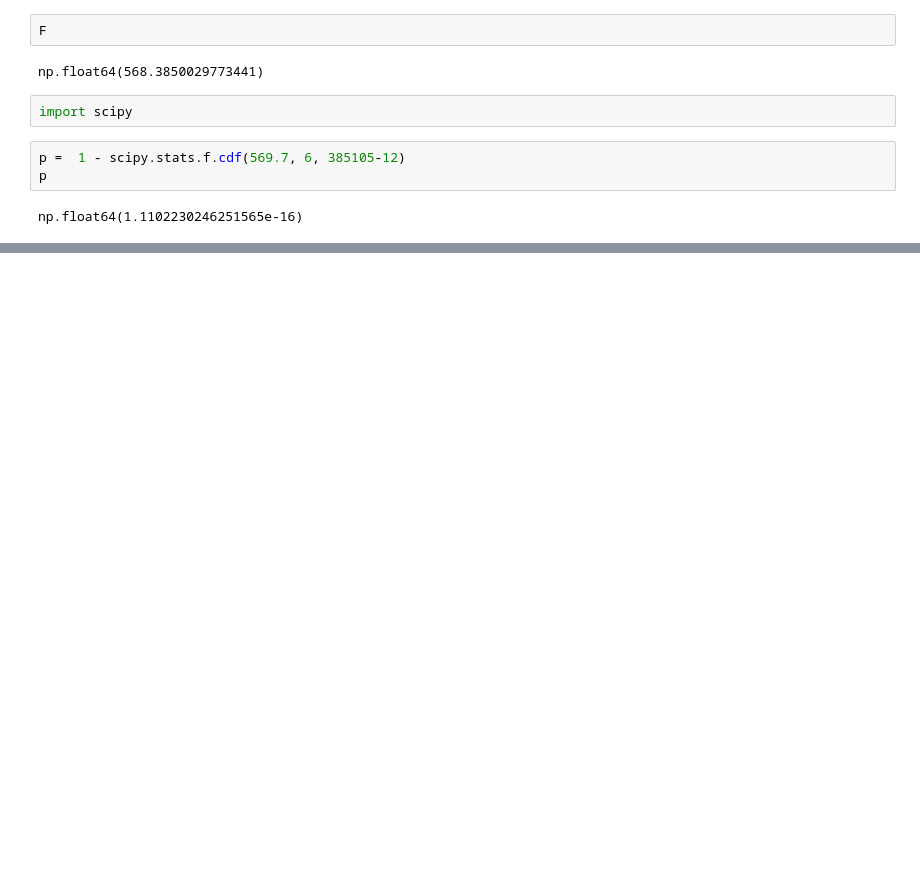
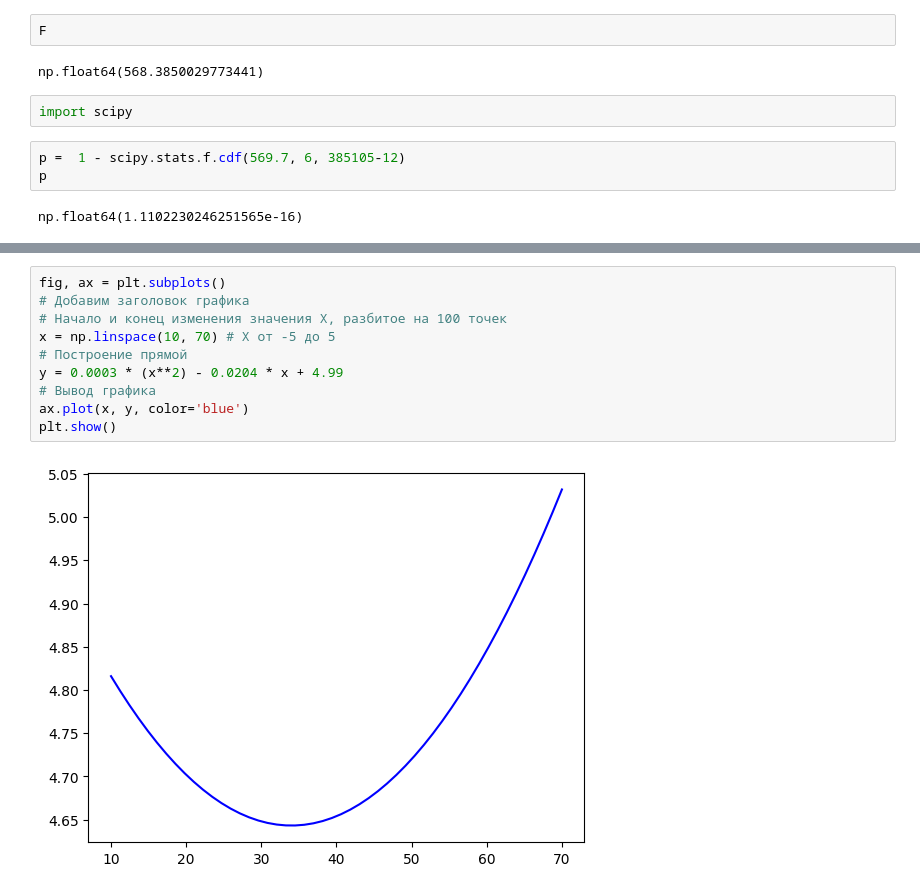
Before and after one commit to Dwwwarfff/NeDanoJit-ScooterProject-DANO, a Jupyter notebook: main.ipynb, the cells around one changed output, grey strips where cells are left out. Drawn from its saved outputs; the diff is of its cells as text; blank space fills up the shorter version.

```diff
--- a/main.ipynb
+++ b/main.ipynb
@@ -637,0 +466,12 @@ np.float64(1.1102230246251565e-16)
+# %%
+fig, ax = plt.subplots()
+# Добавим заголовок графика
+# Начало и конец изменения значения X, разбитое на 100 точек
+x = np.linspace(10, 70) # X от -5 до 5
+# Построение прямой
+y = 0.0003 * (x**2) - 0.0204 * x + 4.99
+# Вывод графика
+ax.plot(x, y, color='blue')
+plt.show()
+# %% [output]
+[figure, added]
```
Also changed, not shown: parts of 14 cells of this notebook.
